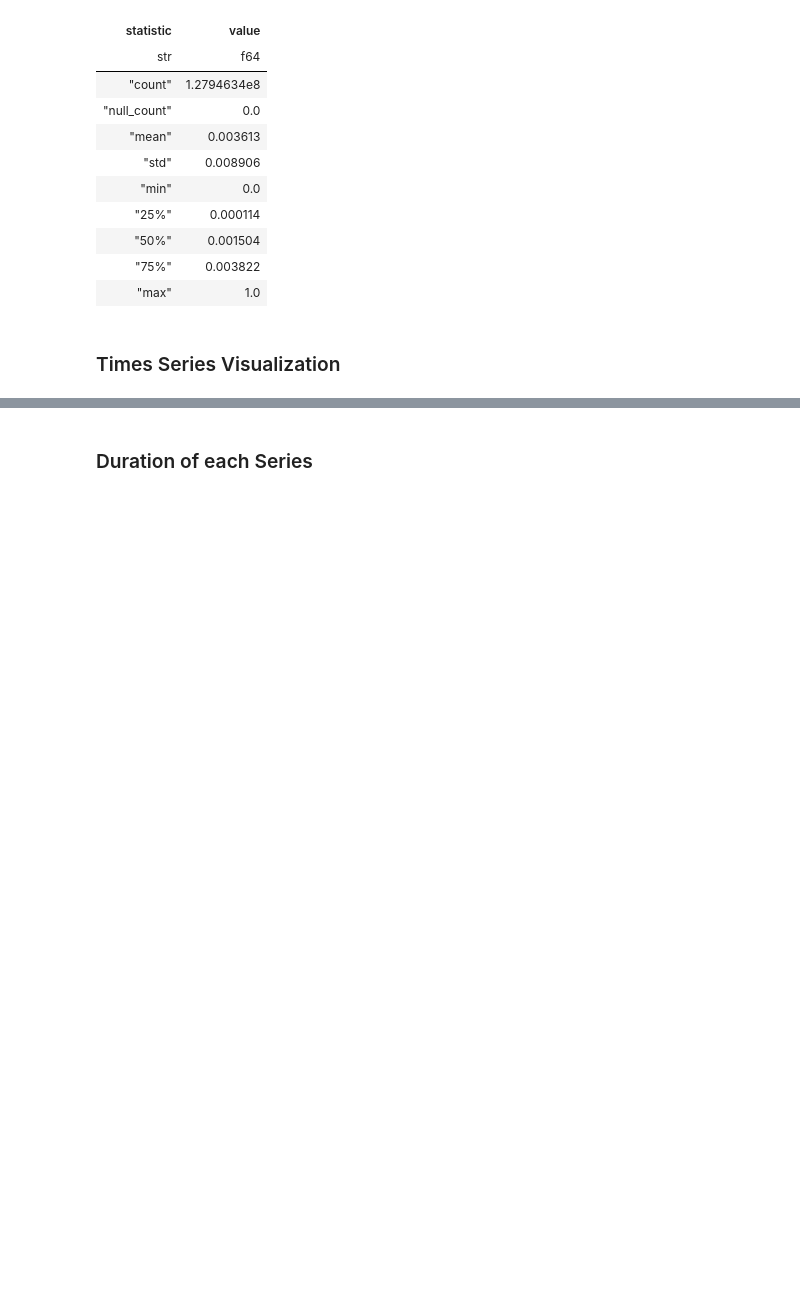
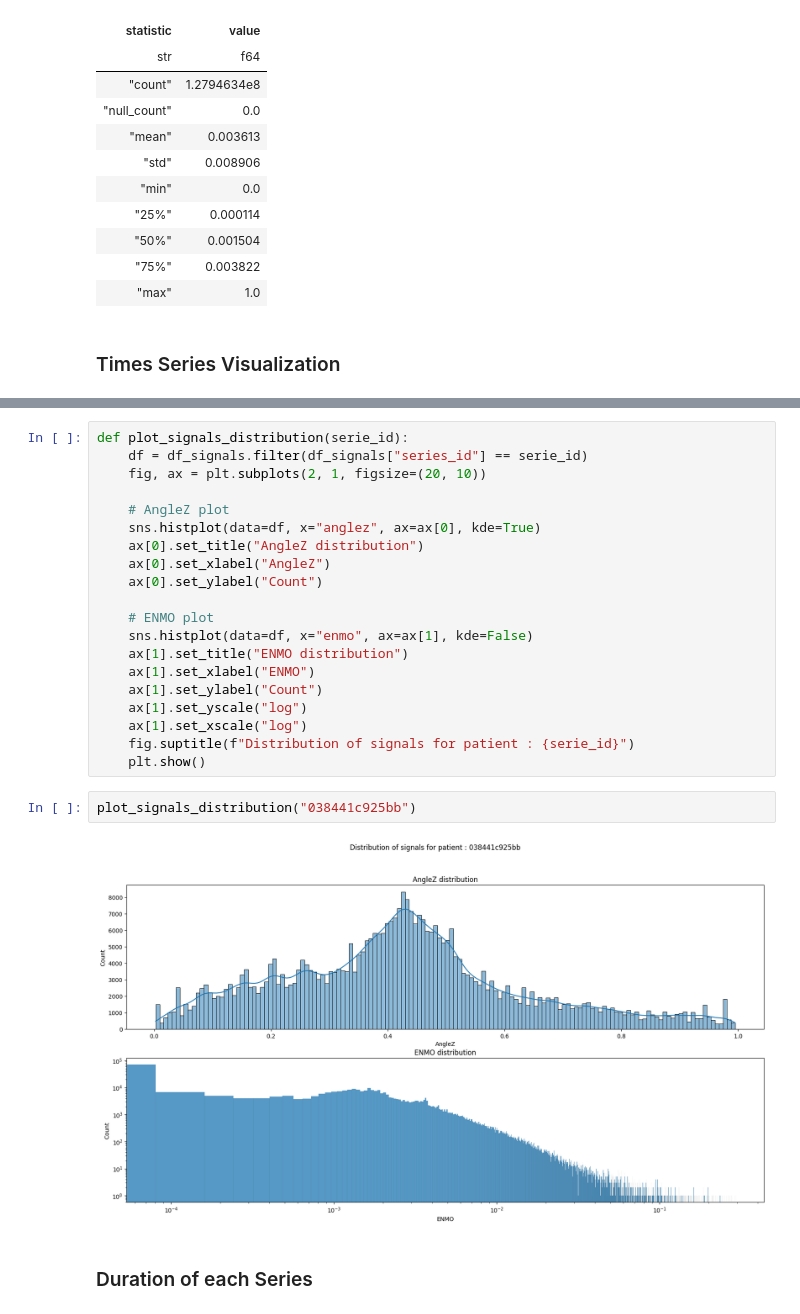
Before and after one commit to ODAncona/DetectSleepStates, a Jupyter notebook: exploration.ipynb, the cells around one changed output, grey strips where cells are left out. Drawn from its saved outputs; the diff is of its cells as text; blank space fills up the shorter version.

```diff
--- a/exploration.ipynb
+++ b/exploration.ipynb
@@ -225,3 +241,27 @@ plt.show()
+# %%
+def plot_signals_distribution(serie_id):
+    df = df_signals.filter(df_signals["series_id"] == serie_id)
+    fig, ax = plt.subplots(2, 1, figsize=(20, 10))
+
+    # AngleZ plot
+    sns.histplot(data=df, x="anglez", ax=ax[0], kde=True)
+    ax[0].set_title("AngleZ distribution")
+    ax[0].set_xlabel("AngleZ")
+    ax[0].set_ylabel("Count")
+
+    # ENMO plot
+    sns.histplot(data=df, x="enmo", ax=ax[1], kde=False)
+    ax[1].set_title("ENMO distribution")
+    ax[1].set_xlabel("ENMO")
+    ax[1].set_ylabel("Count")
+    ax[1].set_yscale("log")
+    ax[1].set_xscale("log")
+    fig.suptitle(f"Distribution of signals for patient : {serie_id}")
+    plt.show()
+# %%
+plot_signals_distribution("038441c925bb")
+# %% [output]
+[figure, added]
 # %% [markdown]
 ### Duration of each Series
 # %%
```
Also changed, not shown: parts of 29 cells of this notebook, 1 other file.
